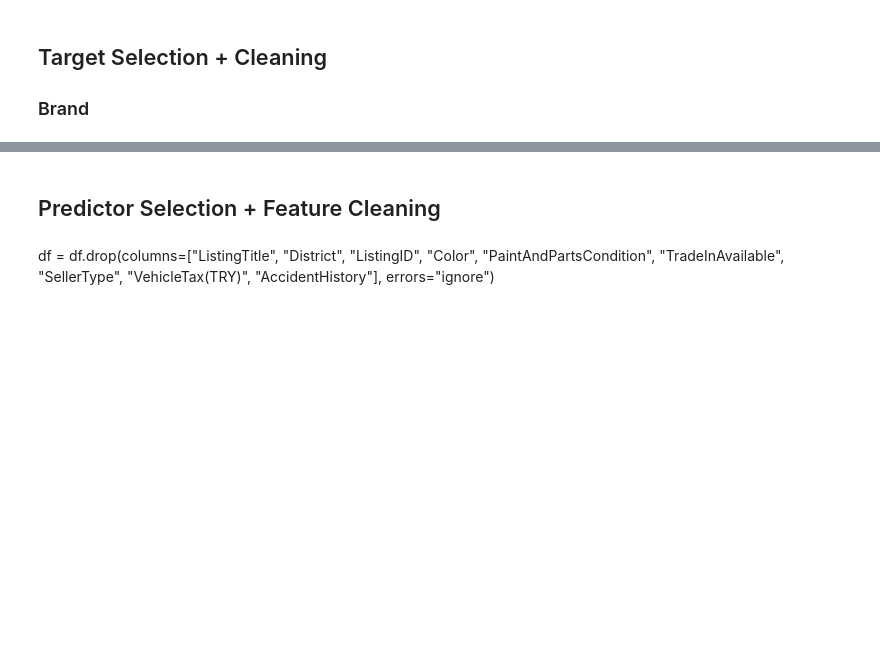
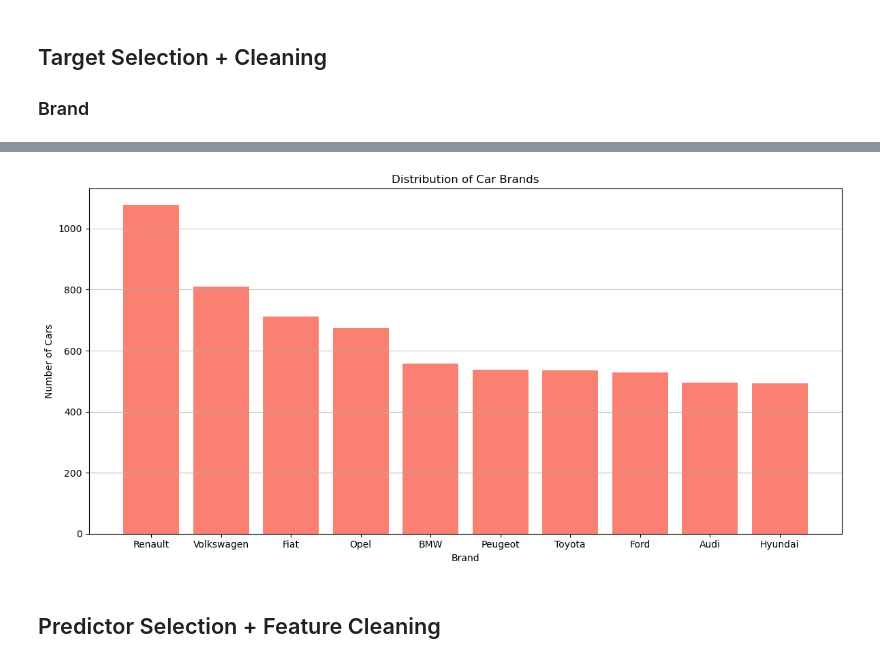
Before and after one commit to Prateeek73/SP3, a Jupyter notebook: analysis.ipynb, the cells around one changed output, grey strips where cells are left out. Drawn from its saved outputs; the diff is of its cells as text; code cells hidden in the pictures; blank space fills up the shorter version.

```diff
--- a/analysis.ipynb
+++ b/analysis.ipynb
@@ -56,18 +152,15 @@ df = df_filtered.reset_index(drop=True)
 # %%
 brand_counts = df['Brand'].value_counts()
 
 # Visualizing the filtered target variable
+plt.figure(figsize=(12, 6))
 plt.bar(brand_counts.index, brand_counts.values, color='salmon')
 plt.xlabel('Brand')
 plt.ylabel('Number of Cars')
 plt.title('Distribution of Car Brands')
-plt.xticks(rotation=45)
 plt.tight_layout()
 plt.grid(axis='y', alpha=0.75)
+# %% [output]
+[figure, added]
 # %% [markdown]
 ## Predictor Selection + Feature Cleaning
-# %% [markdown]
-df = df.drop(columns=["ListingTitle", "District",
-    "ListingID", "Color", "PaintAndPartsCondition",
-    "TradeInAvailable", "SellerType", "VehicleTax(TRY)",
-    "AccidentHistory"], errors="ignore")
```
Also changed, not shown: parts of 17 cells of this notebook, 2 other files.
